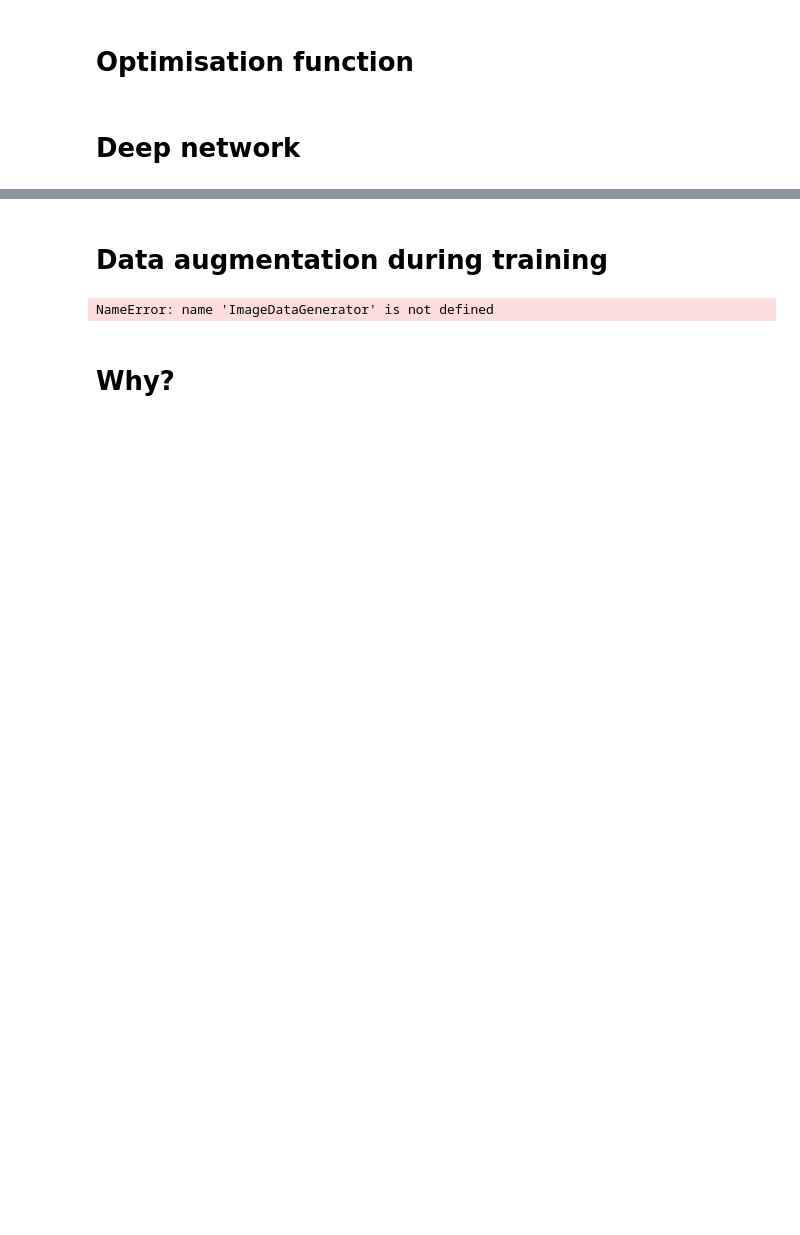
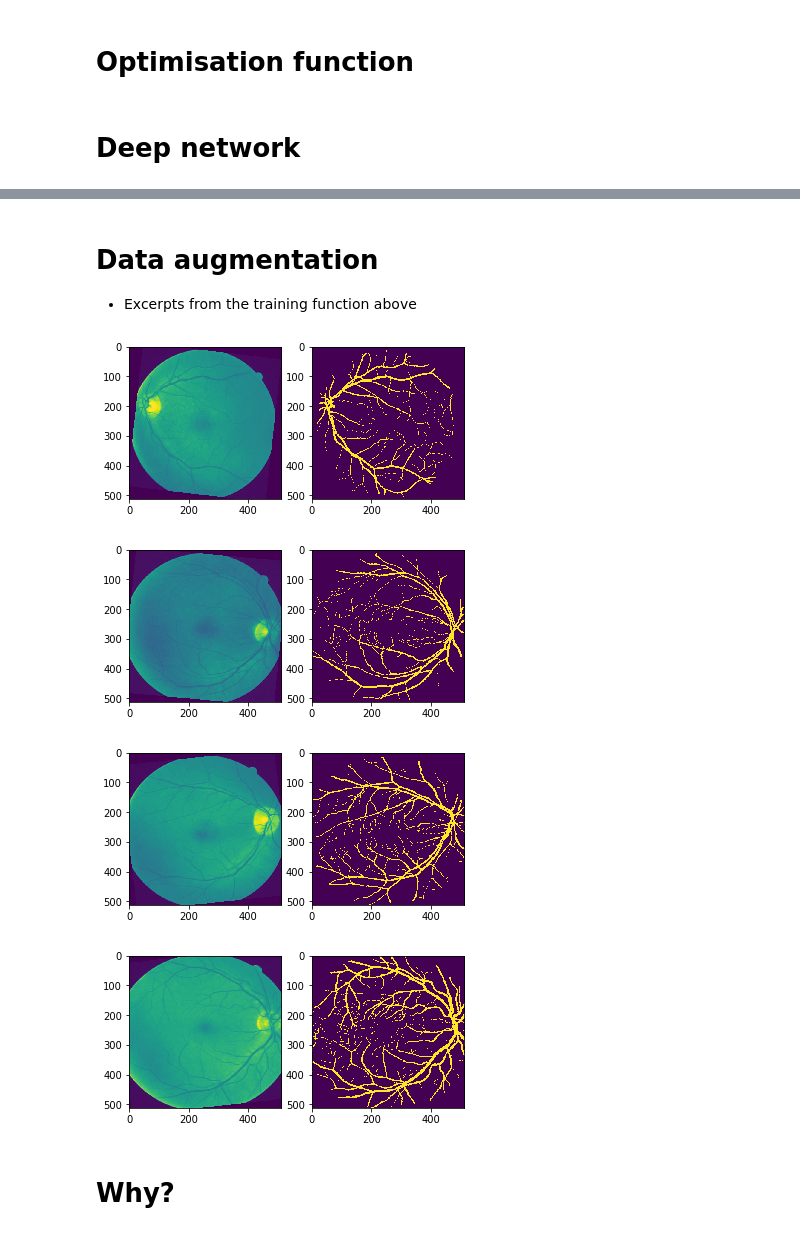
Before and after one commit to benjaminirving/SSIMA-2018-tutorial-deep-learning-med-segmentation, a Jupyter notebook: Tutorial 2 - Retina vessel segmentation.ipynb, the cells around one changed output, grey strips where cells are left out. Drawn from its saved outputs; the diff is of its cells as text; code cells hidden in the pictures; blank space fills up the shorter version.

Commit message:
training images and updates

```diff
--- a/Tutorial 2 - Retina vessel segmentation.ipynb
+++ b/Tutorial 2 - Retina vessel segmentation.ipynb
@@ -91,6 +150,10 @@ def get_unet():
 # %% [markdown]
-# Data augmentation during training
+# Data augmentation
+
+- Excerpts from the training function above
 # %%
+
+
 # Data augmentation
 # Image generation from:
 # https://keras.io/preprocessing/image/
@@ -117,28 +180,29 @@ image_generator = image_datagen.flow(imgs_train, batch_size=batch_size, seed=see
 mask_generator = mask_datagen.flow(imgs_mask_train, batch_size=batch_size, seed=seed)
 
 gen1 = zip(image_generator, mask_generator)
-
-# here's a more "manual" example
-for e in range(epochs):
-
-    print('Epoch', e)
-    batches = 0
-    for x_batch, y_batch in gen1:
-        y_batch = y_batch > 0.5
-        model.fit(x_batch, y_batch, verbose=1, epochs=1)
-
-        # plt.figure()
-        # plt.imshow(np.squeeze(x_batch[0]))
-        # plt.figure()
-        # plt.imshow(np.squeeze(y_batch[0]))
-        # plt.show()
-
-        batches += 1
-        if batches >= len(imgs_train) / batch_size:
-            # we need to break the loop by hand because
-            # the generator loops indefinitely
-            break
-# %% [output]
-NameError: name 'ImageDataGenerator' is not defined
+# %%
+batches = 0
+for x_batch, y_batch in gen1:
+    y_batch = y_batch > 0.5
+    model.fit(x_batch, y_batch, verbose=0, epochs=1)
+
+    plt.figure()
+    plt.subplot(1, 2, 1)
+    plt.imshow(np.squeeze(x_batch[0]))
+    plt.subplot(1, 2, 2)
+    plt.imshow(np.squeeze(y_batch[0]))
+
+    batches += 1
+    if batches >= len(imgs_train) / batch_size:
+        # we need to break the loop by hand because
+        # the generator loops indefinitely
+        break
+
+plt.show()
+# %% [output]
+[figure, added]
+[figure, added]
+[figure, added]
+[figure, added]
 # %% [markdown]
 # Why?
```
Also changed, not shown: parts of 8 cells of this notebook, 8 other files.
